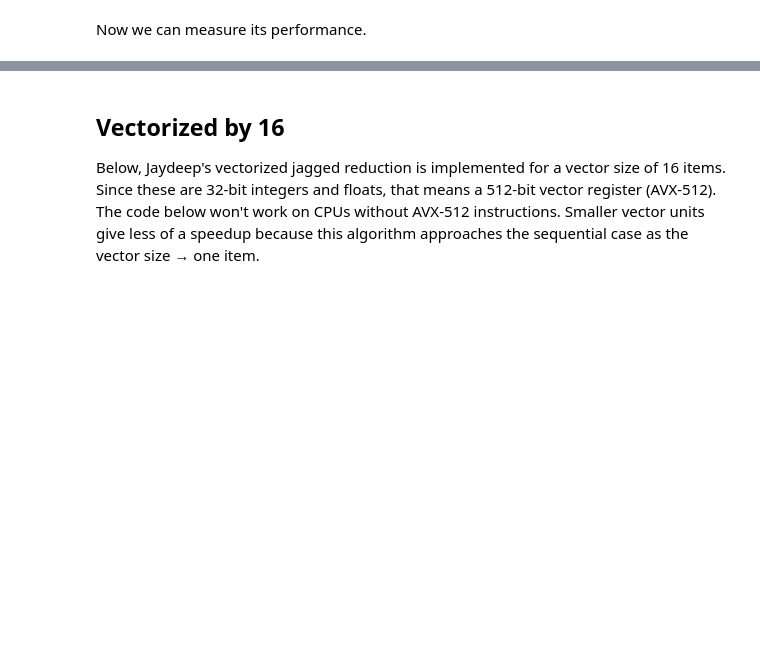
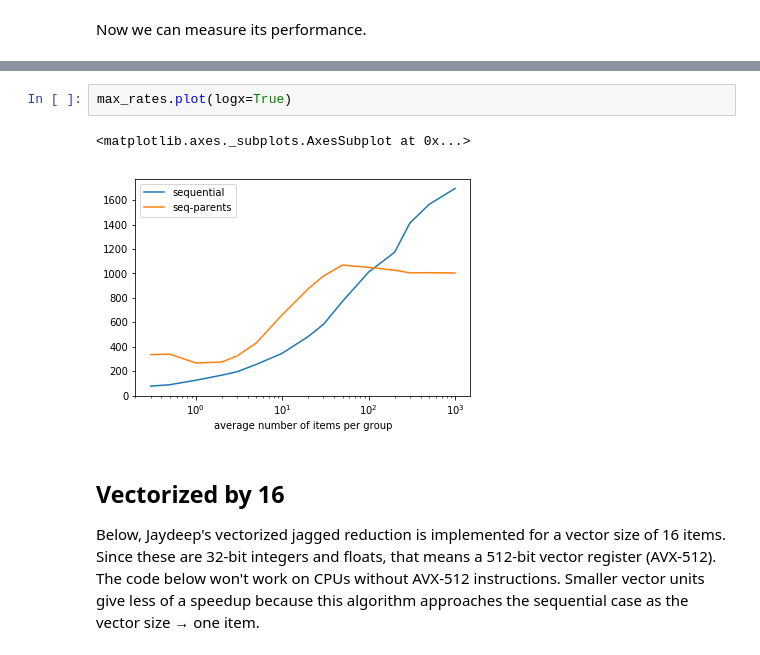
Before and after one commit to jpivarski/jupyter-performance-studies, a Jupyter notebook: 2018-09-10-jagged-reduction.ipynb, the cells around one changed output, grey strips where cells are left out. Saved outputs shown, nothing was run; the diff lists cells and outputs as text; blank space fills up the shorter version.

```diff
--- a/2018-09-10-jagged-reduction.ipynb
+++ b/2018-09-10-jagged-reduction.ipynb
@@ -294,3 +339,8 @@ max_rates.plot(logx=True)
+# %%
+max_rates.plot(logx=True)
+# %% [output]
+<matplotlib.axes._subplots.AxesSubplot at 0x...>
+[figure, added]
 # %% [markdown]
 ## Vectorized by 16
 
```
Also changed, not shown: parts of 22 cells of this notebook.
